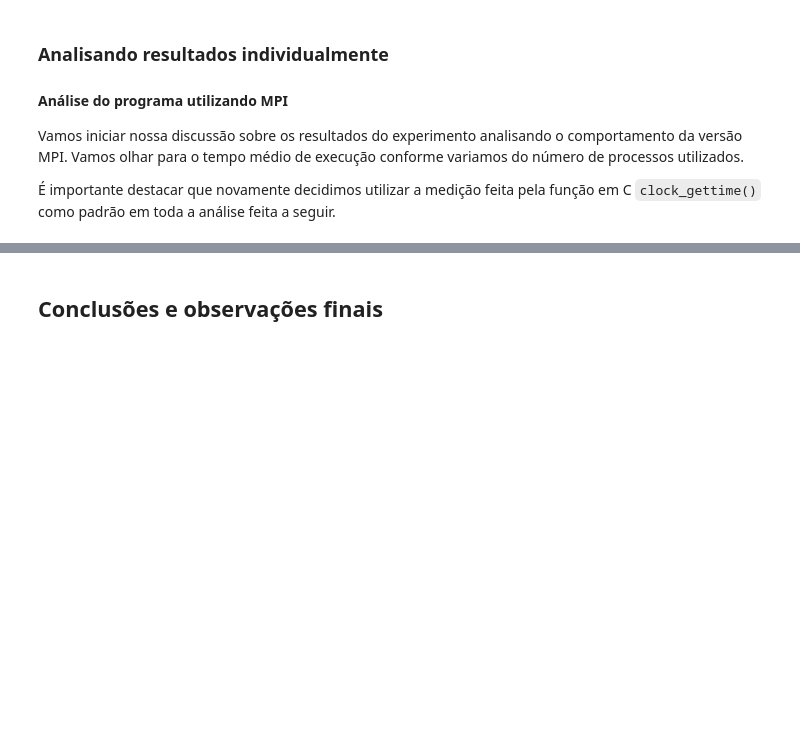
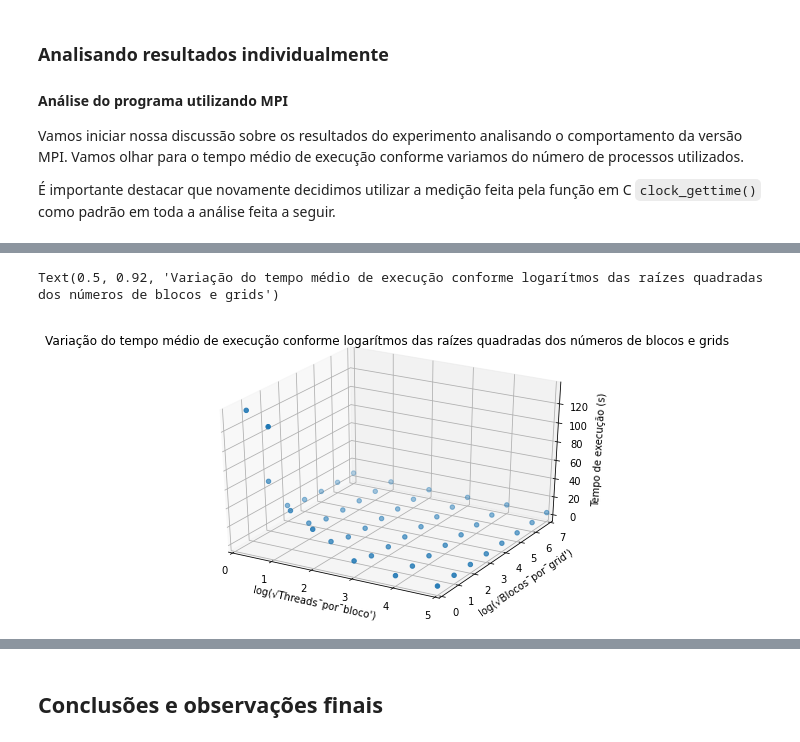
Before and after one commit to martinoni/parallel-ep2, a Jupyter notebook: ep2/src/Report.ipynb, the cells around one changed output, grey strips where cells are left out. Cells and saved outputs as stored; diff of their text form; code cells hidden in the pictures; blank space fills up the shorter version.

```diff
--- a/ep2/src/Report.ipynb
+++ b/ep2/src/Report.ipynb
@@ -470,0 +289,24 @@ Definimos a função para encontrar o subdataset dos dados originais corresponde
+# %%
+fig = plt.figure()
+
+x = np.log2(resumo_cuda['x_block_cuda'])
+y = np.log2(resumo_cuda['x_grid_cuda'])
+z = resumo_cuda['duration_mono']['mean']
+
+ax = Axes3D(fig)
+
+# ax.set_xscale('log')
+# ax.set_yscale('log')
+
+ax.set_xlim(0, 5)
+ax.set_ylim(0, 7)
+
+ax.set_xlabel('log(√Threads¯por¯bloco\')')
+ax.set_ylabel('log(√Blocos¯por¯grid\')')
+ax.set_zlabel('Tempo de execução (s)')
+ax.scatter(x, y, zs=z, label='points in (x,z)')
+
+plt.title("Variação do tempo médio de execução conforme logarítmos das raízes quadradas dos números de blocos e grids")
+# %% [output]
+Text(0.5, 0.92, 'Variação do tempo médio de execução conforme logarítmos das raízes quadradas dos números de blocos e grids')
+[figure, added]
```
Also changed, not shown: parts of 61 cells of this notebook.
